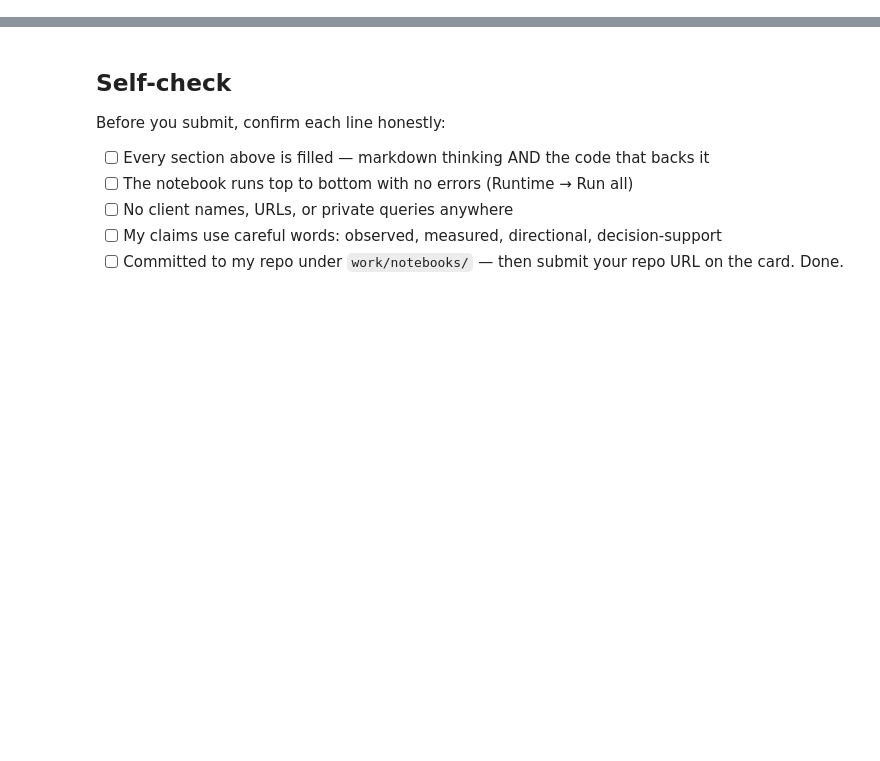
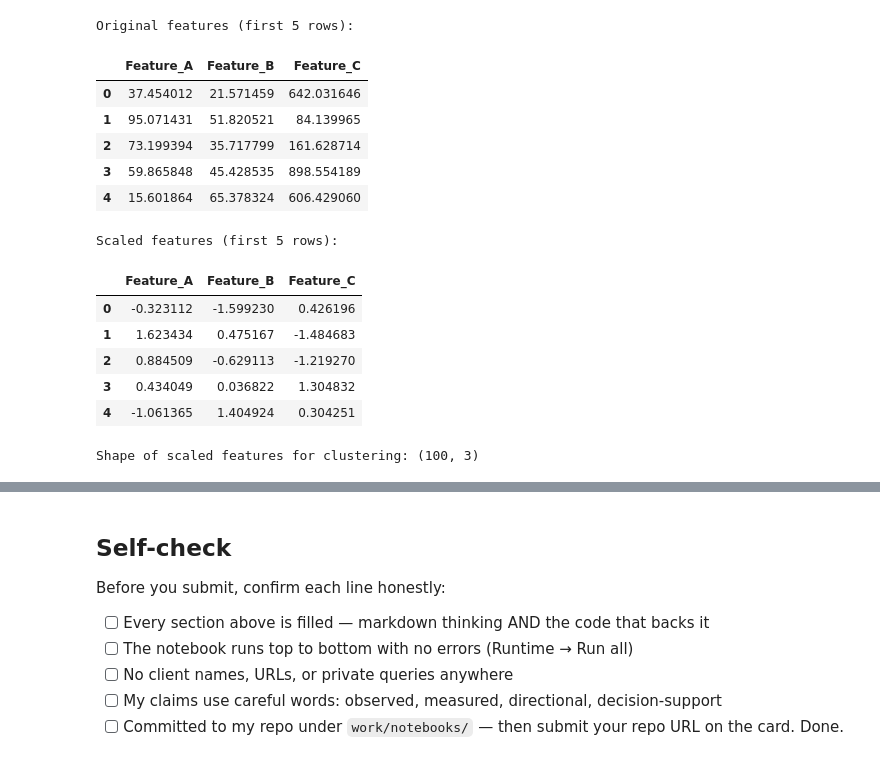
Before and after one commit to hkamran808/ml-internship-flyrank, a Jupyter notebook: work/notebooks/w05_model.ipynb, the cells around one changed output, grey strips where cells are left out. Saved outputs shown, nothing was run; the diff lists cells and outputs as text; code cells hidden in the pictures; blank space fills up the shorter version.

```diff
--- a/work/notebooks/w05_model.ipynb
+++ b/work/notebooks/w05_model.ipynb
@@ -36,0 +53,48 @@ This skeleton is yours to fill. Work the sections **in order** — each one has
+# %%
+# This cell is for CODE (numbers, a query, a check).
+# Write your text answer in the cell ABOVE this one — typing sentences here breaks Run All.
+
+np.random.seed(42)
+data = {
+    'Feature_A': np.random.rand(100) * 100,
+    'Feature_B': np.random.rand(100) * 50 + 20,
+    'Feature_C': np.random.rand(100) * 1000,
+    'Categorical_Feature': np.random.choice(['X', 'Y', 'Z'], 100)
+}
+df = pd.DataFrame(data)
+
+# Let's say we want to cluster based on 'Feature_A', 'Feature_B', 'Feature_C'
+feature_columns = ['Feature_A', 'Feature_B', 'Feature_C']
+X_features = df[feature_columns]
+
+# --- Preprocessing: Feature Scaling ---
+# Standardize the features. This is crucial for K-Means.
+scaler = StandardScaler()
+X_scaled = scaler.fit_transform(X_features)
+
+# Convert back to DataFrame for easier inspection (optional)
+X_scaled_df = pd.DataFrame(X_scaled, columns=feature_columns)
+
+print("Original features (first 5 rows):")
+display(X_features.head())
+
+print("\nScaled features (first 5 rows):")
+display(X_scaled_df.head())
+
+print("\nShape of scaled features for clustering:", X_scaled.shape)
+# %% [output]
+Original features (first 5 rows):
+|  | Feature_A | Feature_B | Feature_C |
+| 0 | 37.454012 | 21.571459 | 642.031646 |
+| 1 | 95.071431 | 51.820521 | 84.139965 |
+| 2 | 73.199394 | 35.717799 | 161.628714 |
+| 3 | 59.865848 | 45.428535 | 898.554189 |
+| 4 | 15.601864 | 65.378324 | 606.429060 |
+Scaled features (first 5 rows):
+|  | Feature_A | Feature_B | Feature_C |
+| 0 | -0.323112 | -1.599230 | 0.426196 |
+| 1 | 1.623434 | 0.475167 | -1.484683 |
+| 2 | 0.884509 | -0.629113 | -1.219270 |
+| 3 | 0.434049 | 0.036822 | 1.304832 |
+| 4 | -1.061365 | 1.404924 | 0.304251 |
+Shape of scaled features for clustering: (100, 3)
```
Also changed, not shown: parts of 14 cells of this notebook.
